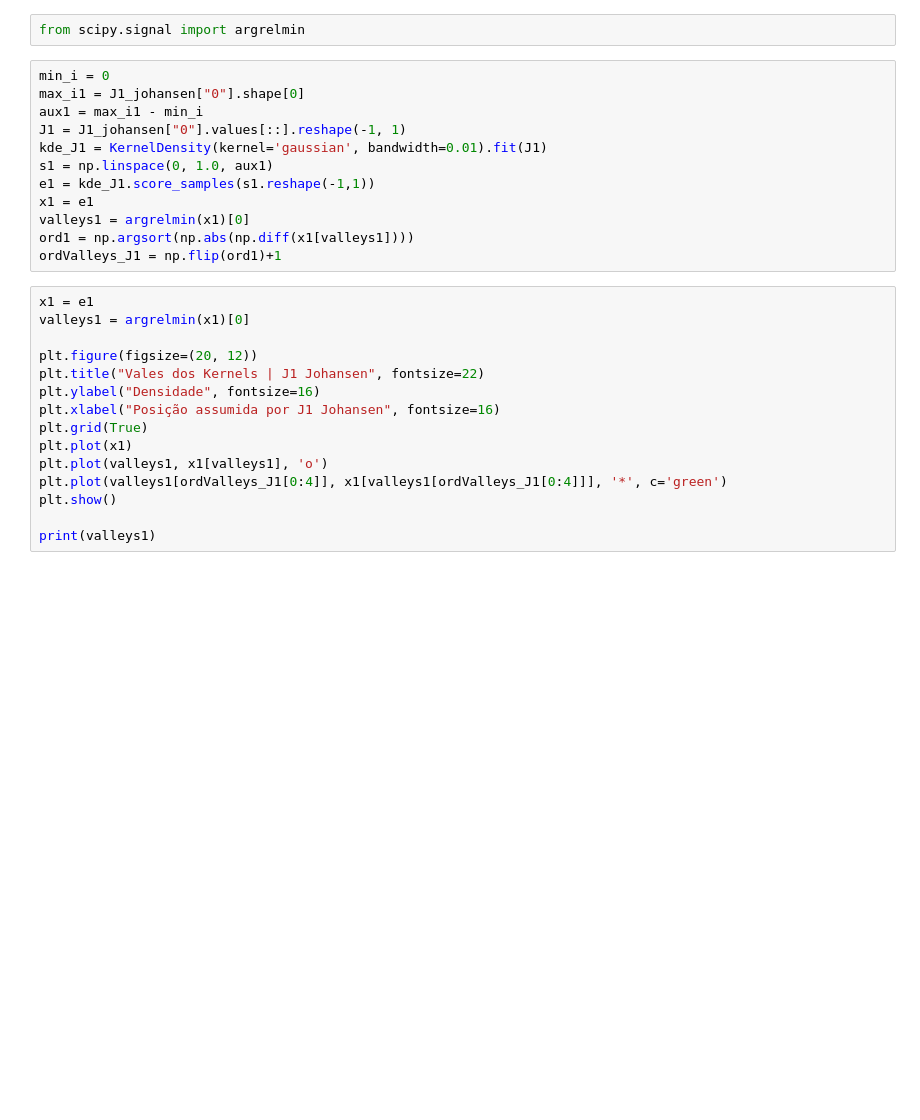
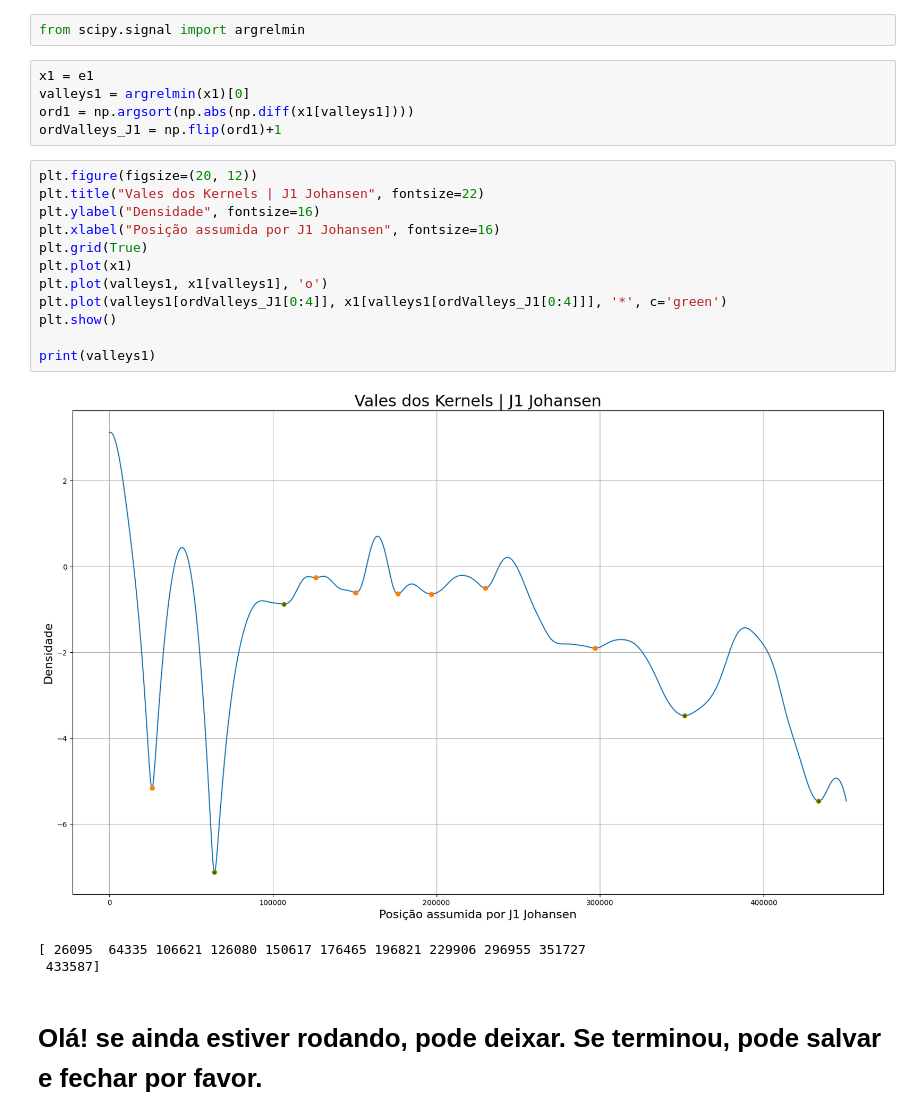
Before and after one commit to YhasmimTigre/TRIL-Net-Zero, a Jupyter notebook: Lab-Trill-04-KDE-johansen.ipynb, the cells around one changed output. Cells and saved outputs as stored; diff of their text form; blank space fills up the shorter version.

```diff
--- a/Lab-Trill-04-KDE-johansen.ipynb
+++ b/Lab-Trill-04-KDE-johansen.ipynb
@@ -54,29 +56,25 @@ Numero de registros avaliados:  450575
 # %%
 from scipy.signal import argrelmin
 # %%
-min_i = 0
-max_i1 = J1_johansen["0"].shape[0]
-aux1 = max_i1 - min_i
-J1 = J1_johansen["0"].values[::].reshape(-1, 1)
-kde_J1 = KernelDensity(kernel='gaussian', bandwidth=0.01).fit(J1)
-s1 = np.linspace(0, 1.0, aux1)
-e1 = kde_J1.score_samples(s1.reshape(-1,1))
 x1 = e1
 valleys1 = argrelmin(x1)[0]
 ord1 = np.argsort(np.abs(np.diff(x1[valleys1])))
 ordValleys_J1 = np.flip(ord1)+1
 # %%
-x1 = e1
-valleys1 = argrelmin(x1)[0]
-
 plt.figure(figsize=(20, 12))
 plt.title("Vales dos Kernels | J1 Johansen", fontsize=22)
 plt.ylabel("Densidade", fontsize=16)
 plt.xlabel("Posição assumida por J1 Johansen", fontsize=16)
 plt.grid(True)
 plt.plot(x1)
 plt.plot(valleys1, x1[valleys1], 'o')
 plt.plot(valleys1[ordValleys_J1[0:4]], x1[valleys1[ordValleys_J1[0:4]]], '*', c='green')
 plt.show()
 
 print(valleys1)
+# %% [output]
+[figure, added]
+[ 26095  64335 106621 126080 150617 176465 196821 229906 296955 351727
+ 433587]
+# %% [markdown]
+# Olá! se ainda estiver rodando, pode deixar. Se terminou, pode salvar e fechar por favor.
```
Also changed, not shown: parts of 2 cells of this notebook, 1 other file.
